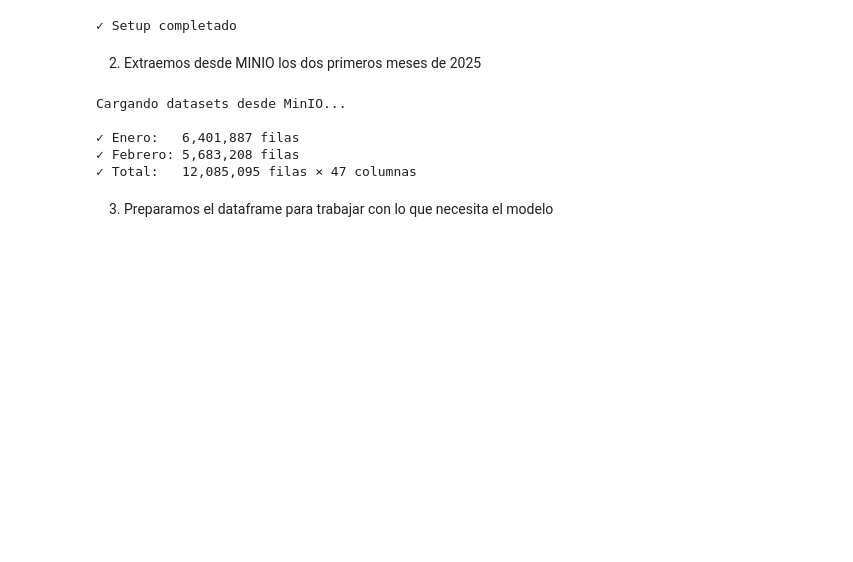
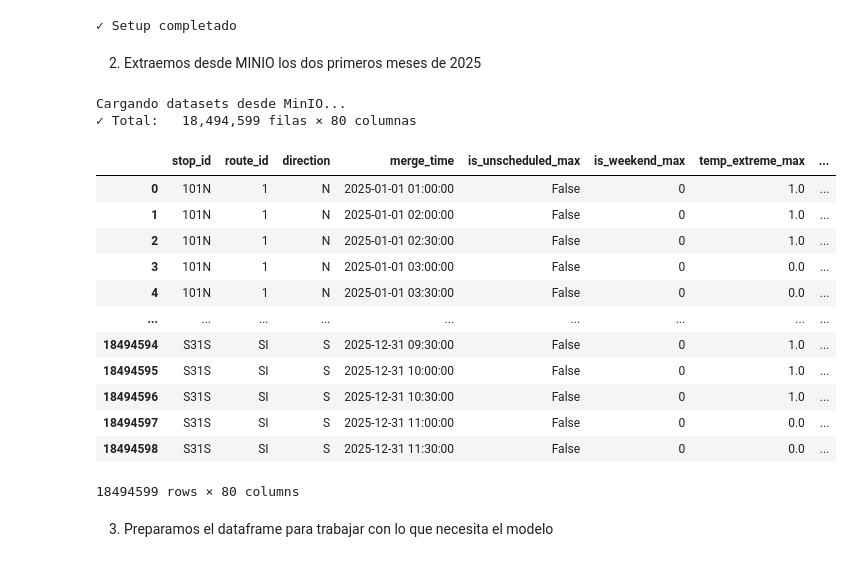
Before and after one commit to UCM-GIDIA-PD1/c2526-R5, a Jupyter notebook: src/models/modelos_alertas/tecnica_logistica.ipynb, the cells around one changed output. Saved outputs shown, nothing was run; the diff lists cells and outputs as text; code cells hidden in the pictures; blank space fills up the shorter version.

```diff
--- a/src/models/modelos_alertas/tecnica_logistica.ipynb
+++ b/src/models/modelos_alertas/tecnica_logistica.ipynb
@@ -36,23 +41,30 @@ if not access_key or not secret_key:
 
 print("Cargando datasets desde MinIO...")
 
-MINIO_PATH_ENE = "grupo5/final/year=2025/month=01/dataset_final.parquet"
-MINIO_PATH_FEB = "grupo5/final/year=2025/month=02/dataset_final.parquet"
+MINIO_PATH = "grupo5/aggregations/DataFrameGroupedByMin=30.parquet"
 
-df_enero  = download_df_parquet(access_key, secret_key, MINIO_PATH_ENE)
-df_febrero = download_df_parquet(access_key, secret_key, MINIO_PATH_FEB)
+df = download_df_parquet(access_key, secret_key, MINIO_PATH)
 
-df = pd.concat([df_enero, df_febrero], ignore_index=True)
-
-print(f"\n✓ Enero:   {df_enero.shape[0]:,} filas")
-print(f"✓ Febrero: {df_febrero.shape[0]:,} filas")
 print(f"✓ Total:   {df.shape[0]:,} filas × {df.shape[1]} columnas")
 # %% [output]
 Cargando datasets desde MinIO...
-
-✓ Enero:   6,401,887 filas
-✓ Febrero: 5,683,208 filas
-✓ Total:   12,085,095 filas × 47 columnas
+✓ Total:   18,494,599 filas × 80 columnas
+# %%
+df
+# %% [output]
+|  | stop_id | route_id | direction | merge_time | is_unscheduled_max | is_weekend_max | temp_extreme_max | ... |
+| 0 | 101N | 1 | N | 2025-01-01 01:00:00 | False | 0 | 1.0 | ... |
+| 1 | 101N | 1 | N | 2025-01-01 02:00:00 | False | 0 | 1.0 | ... |
+| 2 | 101N | 1 | N | 2025-01-01 02:30:00 | False | 0 | 1.0 | ... |
+| 3 | 101N | 1 | N | 2025-01-01 03:00:00 | False | 0 | 0.0 | ... |
+| 4 | 101N | 1 | N | 2025-01-01 03:30:00 | False | 0 | 0.0 | ... |
+| ... | ... | ... | ... | ... | ... | ... | ... | ... |
+| 18494594 | S31S | SI | S | 2025-12-31 09:30:00 | False | 0 | 1.0 | ... |
+| 18494595 | S31S | SI | S | 2025-12-31 10:00:00 | False | 0 | 1.0 | ... |
+| 18494596 | S31S | SI | S | 2025-12-31 10:30:00 | False | 0 | 1.0 | ... |
+| 18494597 | S31S | SI | S | 2025-12-31 11:00:00 | False | 0 | 0.0 | ... |
+| 18494598 | S31S | SI | S | 2025-12-31 11:30:00 | False | 0 | 0.0 | ... |
+18494599 rows × 80 columns
 # %% [markdown]
 3) Preparamos el dataframe para trabajar con lo que necesita el modelo
 # %%
```
Also changed, not shown: parts of 15 cells of this notebook.
